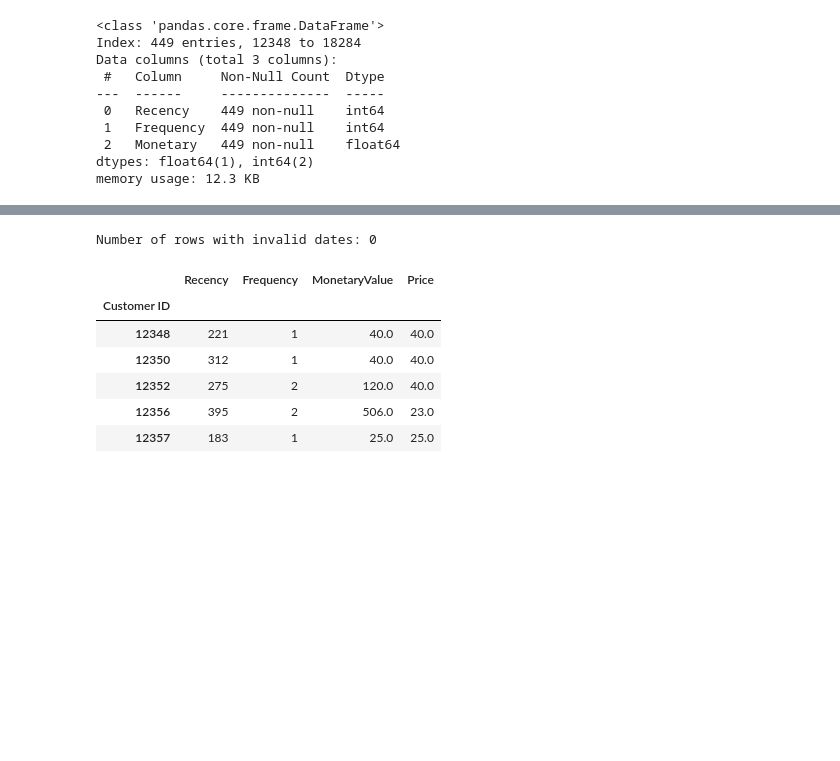
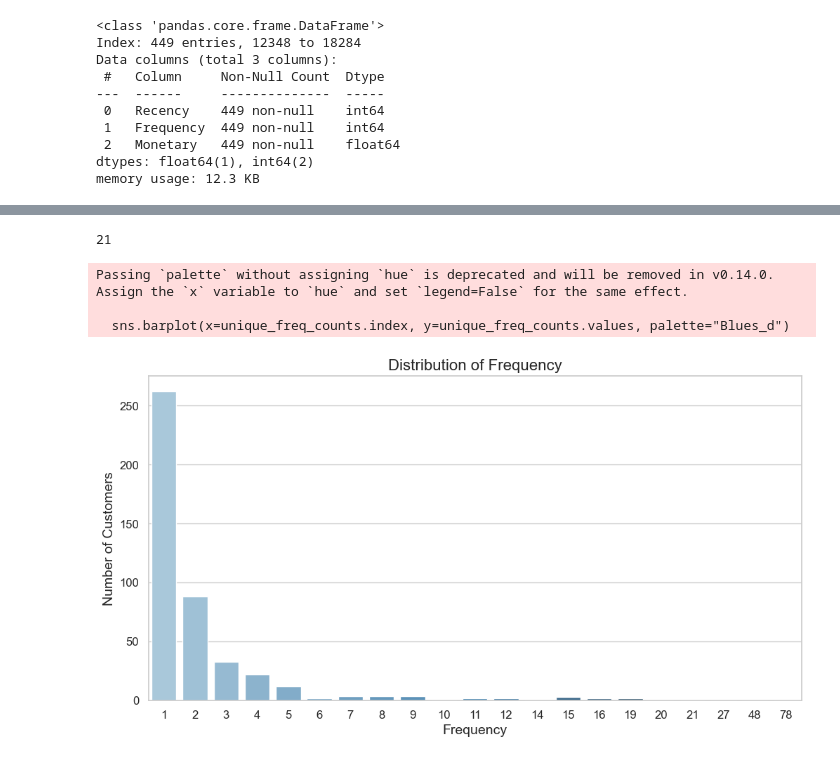
Before and after one commit to Maramallah/RFMAnalysis, a Jupyter notebook: ProjectAutoMobile.ipynb, the cells around one changed output, grey strips where cells are left out. Drawn from its saved outputs; the diff is of its cells as text; code cells hidden in the pictures; blank space fills up the shorter version.

Commit message:
Add files via upload
REPLACED SOME VISUALIZATIONS

```diff
--- a/ProjectAutoMobile.ipynb
+++ b/ProjectAutoMobile.ipynb
@@ -221,38 +189,30 @@ Index(['Recency', 'Frequency', 'Monetary', 'Recency_score', 'Frequency_score',
-# %%
-# Convert 'InvoiceDate' to datetime, specifying dayfirst=True
-data['InvoiceDate'] = pd.to_datetime(data['InvoiceDate'], dayfirst=True, errors='coerce')
-
-# Check for any parsing issues (e.g., rows where InvoiceDate is NaT due to invalid format)
-invalid_dates = data[data['InvoiceDate'].isna()]
-print(f"Number of rows with invalid dates: {len(invalid_dates)}")
-
-# Optionally, remove rows with invalid dates
-data.dropna(subset=['InvoiceDate'], inplace=True)
-
-# Create a snapshot date (latest date in the dataset)
-snapshot_date = data['InvoiceDate'].max() + pd.DateOffset(days=1)
-
-# Calculate RFM metrics
-rfm = data.groupby('Customer ID').agg({
-    'InvoiceDate': lambda x: (snapshot_date - x.max()).days,  # Recency
-    'Invoice': 'count',                                      # Frequency
-    'Quantity': 'sum',                                        # Total Quantity
-    'Price': 'mean'                                           # Average Price
-}).rename(columns={'InvoiceDate': 'Recency',
-                   'Invoice': 'Frequency',
-                   'Quantity': 'MonetaryValue'})
-
-# Calculate Monetary Value as Quantity * Average Price
-rfm['MonetaryValue'] = rfm['MonetaryValue'] * (data.groupby('Customer ID')['Price'].mean())
-
-# Display the first few rows of the RFM DataFrame
-rfm.head()
-# %% [output]
-Number of rows with invalid dates: 0
-|  | Recency | Frequency | MonetaryValue | Price |
-| Customer ID |  |  |  |  |
-| 12348 | 221 | 1 | 40.0 | 40.0 |
-| 12350 | 312 | 1 | 40.0 | 40.0 |
-| 12352 | 275 | 2 | 120.0 | 40.0 |
-| 12356 | 395 | 2 | 506.0 | 23.0 |
-| 12357 | 183 | 1 | 25.0 | 25.0 |
+# %%
+#we have more than 4 groups for recency so i`m gonnam make more that 4 groups`
+rfm['Frequency'].nunique()
+# %% [output]
+21
+# %%
+import matplotlib.pyplot as plt
+import seaborn as sns
+
+# Get unique frequency values and their counts
+unique_freq_counts = rfm['Frequency'].value_counts().sort_index()
+
+# Plot the frequency distribution
+plt.figure(figsize=(12, 6))
+sns.barplot(x=unique_freq_counts.index, y=unique_freq_counts.values, palette="Blues_d")
+
+# Add titles and labels
+plt.title('Distribution of Frequency', fontsize=16)
+plt.xlabel('Frequency', fontsize=14)
+plt.ylabel('Number of Customers', fontsize=14)
+plt.xticks(fontsize=12)
+plt.yticks(fontsize=12)
+
+# Show the plot
+plt.show()
+# %% [output]
+Passing `palette` without assigning `hue` is deprecated and will be removed in v0.14.0. Assign the `x` variable to `hue` and set `legend=False` for the same effect.
+
+  sns.barplot(x=unique_freq_counts.index, y=unique_freq_counts.values, palette="Blues_d")
+[figure, added]
```
Also changed, not shown: parts of 19 cells of this notebook.
